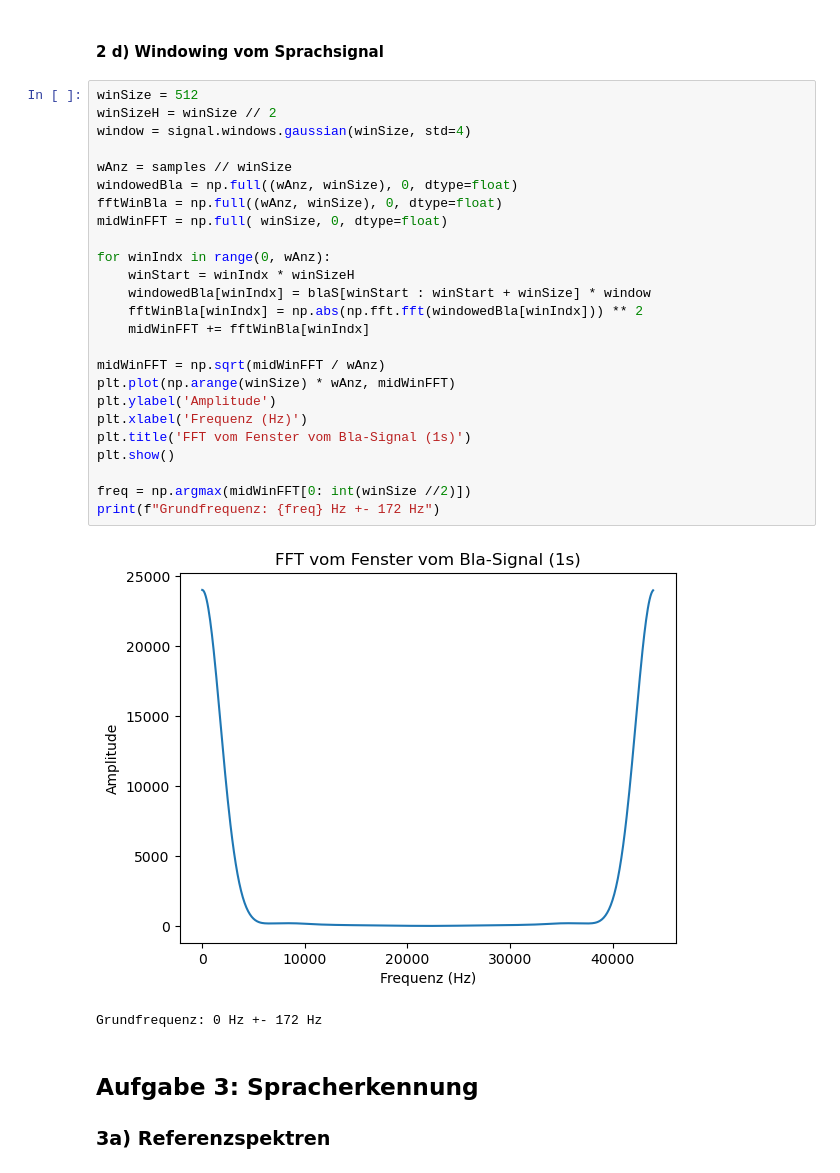
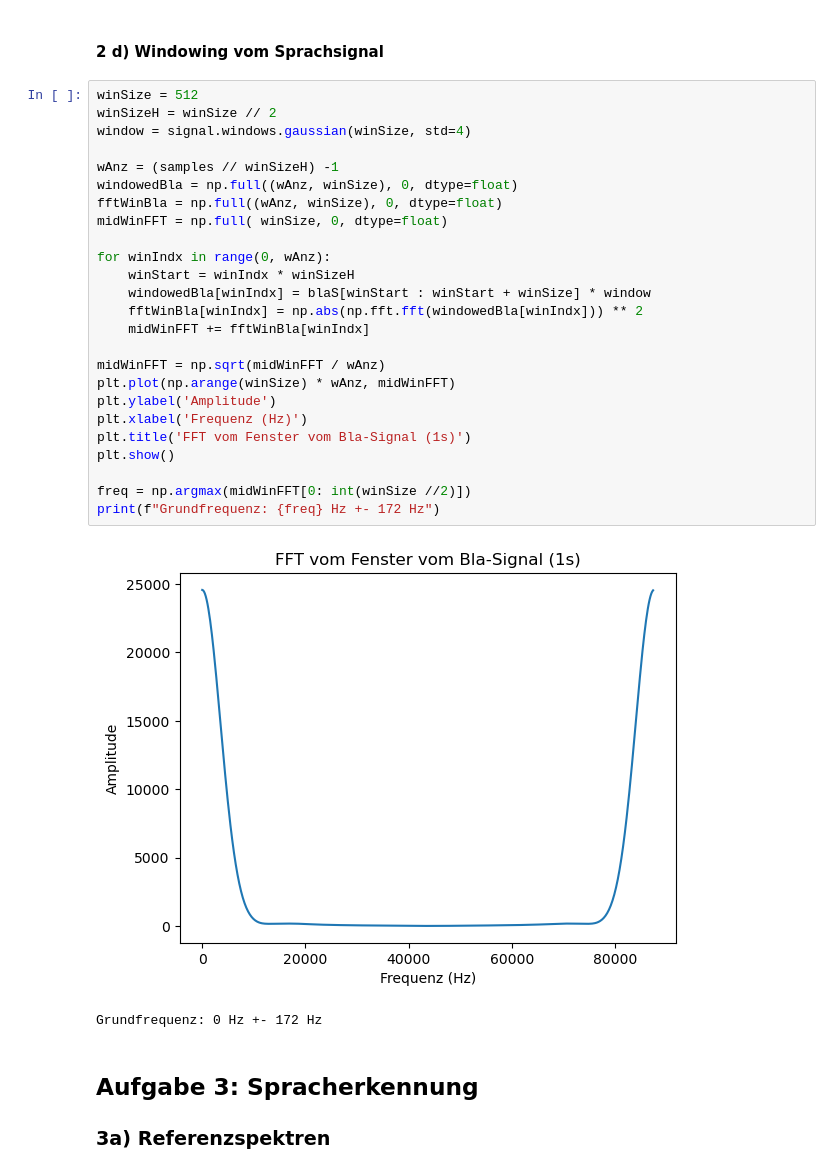
Before and after one commit to Atomarverseucht/AIN, a Jupyter notebook: 3/technische-grundlagen-der-kuenstlichen-intelligenz/versuch3/mikrofon.ipynb, the cells around one changed output. Cells and saved outputs as stored; diff of their text form.

```diff
--- a/3/technische-grundlagen-der-kuenstlichen-intelligenz/versuch3/mikrofon.ipynb
+++ b/3/technische-grundlagen-der-kuenstlichen-intelligenz/versuch3/mikrofon.ipynb
@@ -109,30 +109,30 @@ Grundfrequenz: 109 Hz
 # %%
 winSize = 512
 winSizeH = winSize // 2
 window = signal.windows.gaussian(winSize, std=4)
 
-wAnz = samples // winSize
+wAnz = (samples // winSizeH) -1
 windowedBla = np.full((wAnz, winSize), 0, dtype=float)
 fftWinBla = np.full((wAnz, winSize), 0, dtype=float)
 midWinFFT = np.full( winSize, 0, dtype=float)
 
 for winIndx in range(0, wAnz):
     winStart = winIndx * winSizeH
     windowedBla[winIndx] = blaS[winStart : winStart + winSize] * window
     fftWinBla[winIndx] = np.abs(np.fft.fft(windowedBla[winIndx])) ** 2
     midWinFFT += fftWinBla[winIndx]
 
 midWinFFT = np.sqrt(midWinFFT / wAnz)
 plt.plot(np.arange(winSize) * wAnz, midWinFFT)
 plt.ylabel('Amplitude')
 plt.xlabel('Frequenz (Hz)')
 plt.title('FFT vom Fenster vom Bla-Signal (1s)')
 plt.show()
 
 freq = np.argmax(midWinFFT[0: int(winSize //2)])
 print(f"Grundfrequenz: {freq} Hz +- 172 Hz")
 # %% [output]
-[figure, old version]
+[figure, new version]
 Grundfrequenz: 0 Hz +- 172 Hz
 # %% [markdown]
 ## Aufgabe 3: Spracherkennung
```
Also changed, not shown: parts of 5 cells of this notebook.
